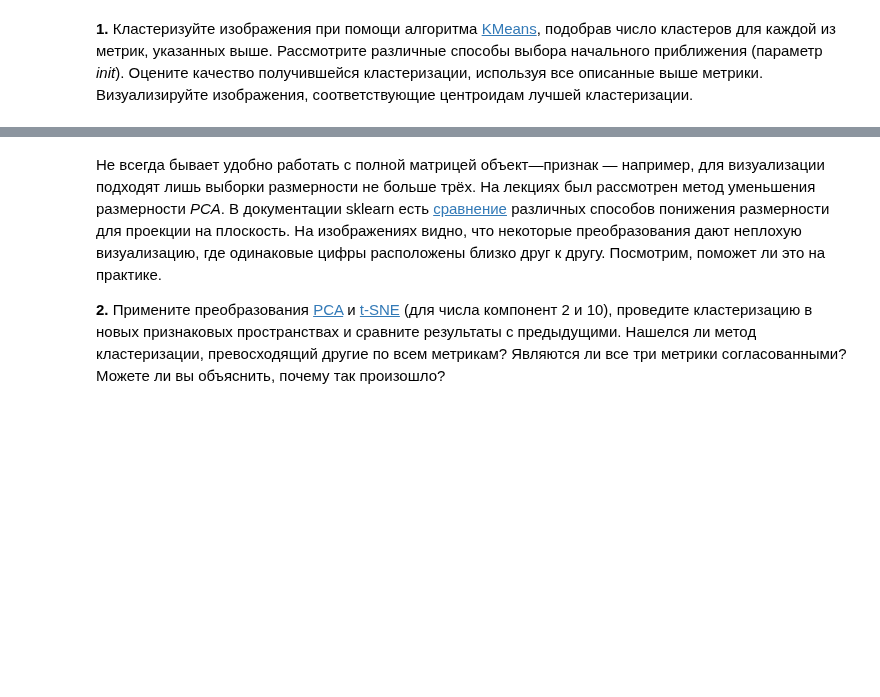
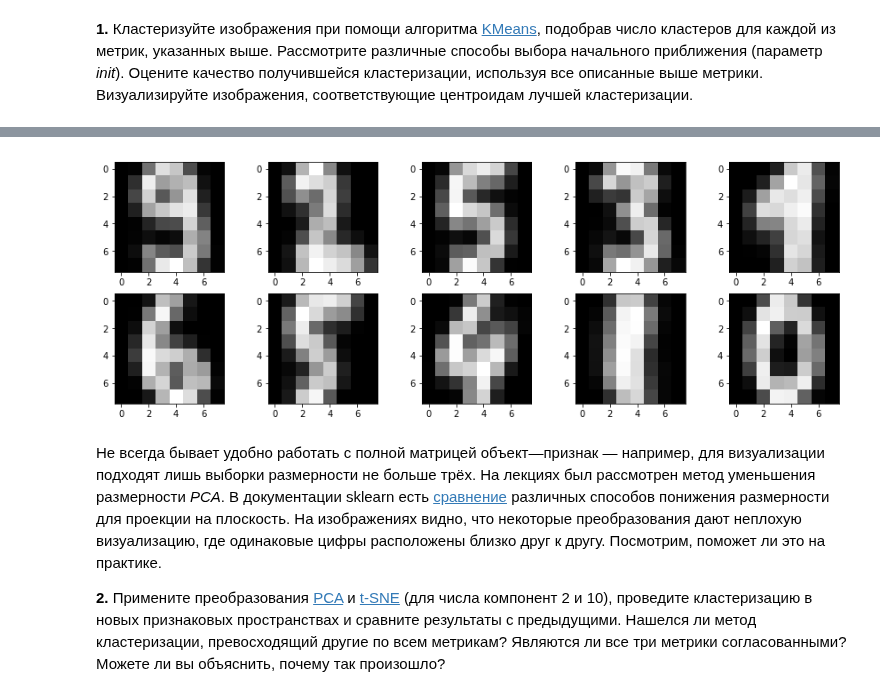
Before and after one commit to Mikhail-off/ML2018, a Jupyter notebook: HW8/homework-practice-08.ipynb, the cells around one changed output, grey strips where cells are left out. Saved outputs shown, nothing was run; the diff lists cells and outputs as text; code cells hidden in the pictures; blank space fills up the shorter version.

```diff
--- a/HW8/homework-practice-08.ipynb
+++ b/HW8/homework-practice-08.ipynb
@@ -71,7 +71,7 @@ def show_images(images, n_first_images=10):
     if len(images.shape) == 2:
         images = images.reshape((-1,) + IMG_SHAPE)
     plt.figure(figsize=(15, 5))
-    for i in range(10):
+    for i in range(n_first_images):
         plt.subplot(2, 5, i + 1)
         plt.imshow(images[i], cmap='gray')
 
@@ -138,3 +148,10 @@ silhouette_score with score 0.189 on 9
+# %%
+km = KMeans(n_clusters=12, init='random')
+km.fit(x_data, y_data)
+images = km.cluster_centers_
+show_images(images, len(images))
+# %% [output]
+[figure, added]
 # %% [markdown]
 Не всегда бывает удобно работать с полной матрицей объект—признак — например, для визуализации подходят лишь выборки размерности не больше трёх. На лекциях был рассмотрен метод уменьшения размерности *PCA*. В документации sklearn есть [сравнение](http://scikit-learn.org/stable/auto_examples/manifold/plot_lle_digits.html#example-manifold-plot-lle-digits-py) различных способов понижения размерности для проекции на плоскость. На изображениях видно, что некоторые преобразования дают неплохую визуализацию, где одинаковые цифры расположены близко друг к другу. Посмотрим, поможет ли это на практике.
 
```
Also changed, not shown: parts of 3 cells of this notebook.
